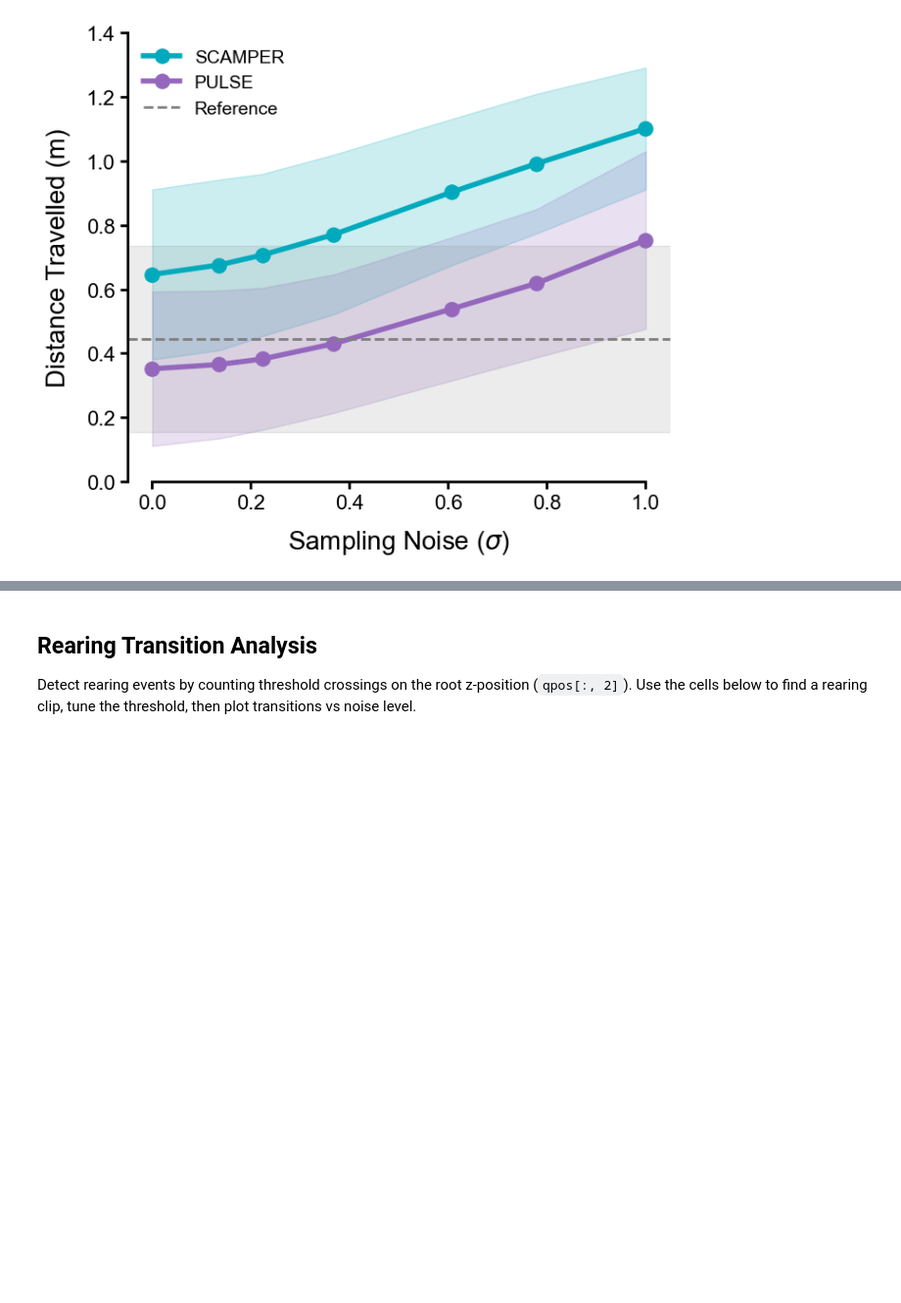
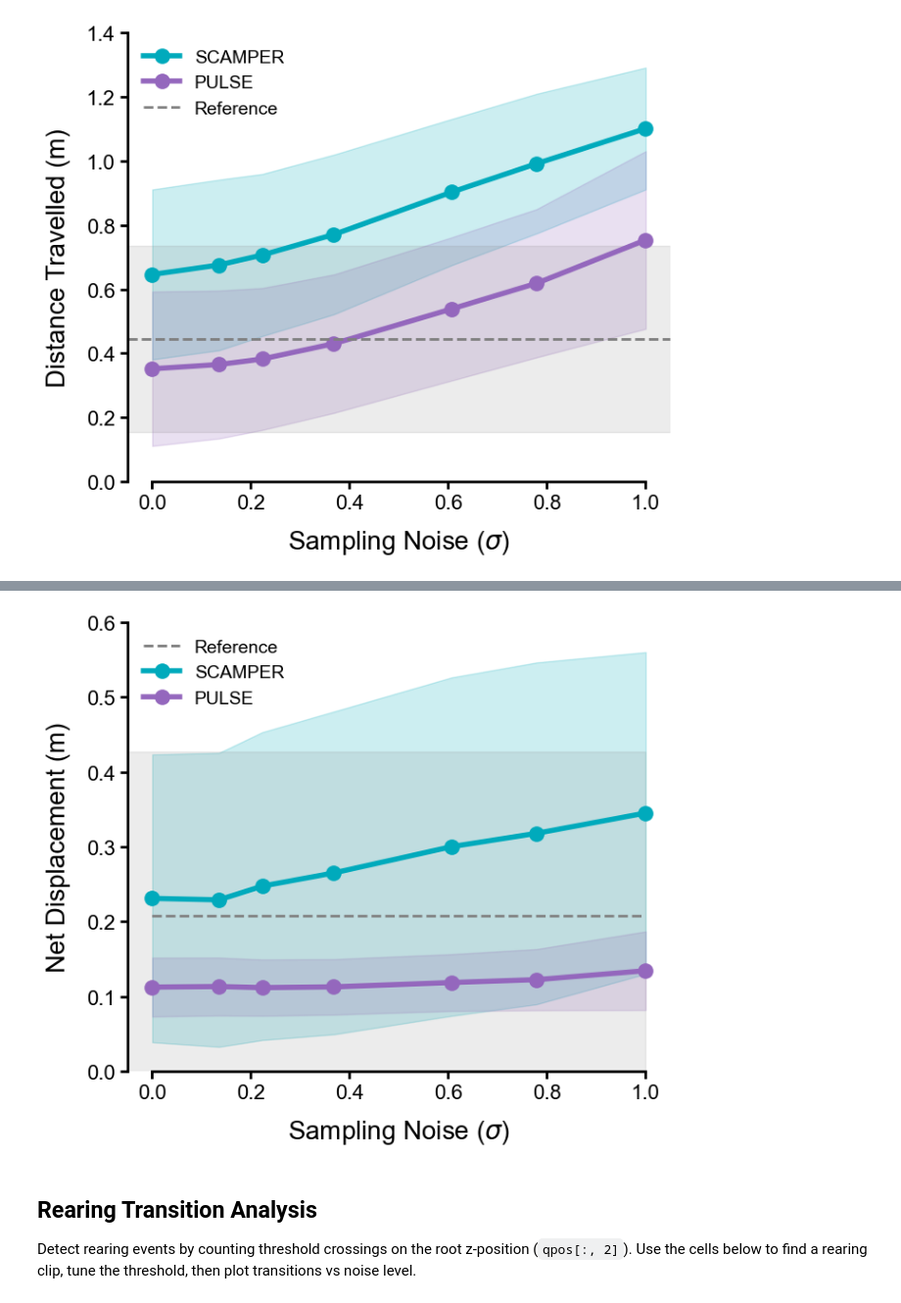
Before and after one commit to asirbu77/SCAMPER, a Jupyter notebook: notebooks/analysis/random_generation/distance_from_rollout_dataset.ipynb, the cells around one changed output, grey strips where cells are left out. Shown at 98% size. Drawn from its saved outputs; the diff is of its cells as text; code cells hidden in the pictures; blank space fills up the shorter version.

```diff
--- a/notebooks/analysis/random_generation/distance_from_rollout_dataset.ipynb
+++ b/notebooks/analysis/random_generation/distance_from_rollout_dataset.ipynb
@@ -285,0 +341,96 @@ Saved to /home/mila/a/aidan.sirbu/SCAMPER/notebooks/plots/random_generation/dist
+# %%
+matplotlib.rcParams["font.family"] = "Arial"
+
+color_a = (0 / 255, 170 / 255, 188 / 255)
+color_b = (148 / 255, 103 / 255, 189 / 255)  # tab:purple, matching Distill
+
+dplot_df = disp_df[np.isfinite(disp_df["sort_key"])].copy()
+dplot_df["noise_std"] = dplot_df["sort_key"]
+
+fig, ax = plt.subplots(figsize=(7, 6))
+
+sns.lineplot(
+    data=dplot_df[dplot_df["method"] == LABEL_A],
+    x="noise_std",
+    y="displacement",
+    errorbar="sd",
+    marker="o",
+    markersize=12,
+    markeredgewidth=0,
+    linewidth=4,
+    color=color_a,
+    label=LABEL_A,
+    ax=ax,
+)
+
+sns.lineplot(
+    data=dplot_df[dplot_df["method"] == LABEL_B],
+    x="noise_std",
+    y="displacement",
+    errorbar="sd",
+    marker="o",
+    markersize=12,
+    markeredgewidth=0,
+    linewidth=4,
+    color=color_b,
+    label=LABEL_B,
+    ax=ax,
+)
+
+# Original (reference) baseline with shaded ±1 SD
+if original_disp is not None:
+    ref_mean = original_disp.mean()
+    ref_std = original_disp.std()
+    ax.plot(
+        [0, 1.0],
+        [ref_mean, ref_mean],
+        color="gray",
+        linestyle="--",
+        linewidth=2,
+        label="Reference",
+    )
+    xlim = ax.get_xlim()
+    ax.axhspan(
+        max(ref_mean - ref_std, 0),
+        ref_mean + ref_std,
+        xmin=0,
+        xmax=(1.0 - xlim[0]) / (xlim[1] - xlim[0]),
+        color="gray",
+        alpha=0.15,
+    )
+    ax.set_xlim(xlim)
+
+ax.set_ylim(0, 0.6)
+ax.set_xlabel("Sampling Noise ($\\sigma$)", fontsize=20, labelpad=12)
+ax.set_ylabel("Net Displacement (m)", fontsize=20, labelpad=12)
+ax.tick_params(labelsize=16, width=2, length=6)
+handles, labels = ax.get_legend_handles_labels()
+order = sorted(range(len(labels)), key=lambda i: (labels[i] != "Reference",))
+ax.legend([handles[i] for i in order], [labels[i] for i in order], fontsize=14, frameon=False)
+
+sns.despine(ax=ax)
+
+# Trim spines to tick/ylim range
+xticks = ax.get_xticks()
+yticks = ax.get_yticks()
+xlim = ax.get_xlim()
+ylim = ax.get_ylim()
+xticks = [t for t in xticks if xlim[0] <= t <= xlim[1]]
+yticks = [t for t in yticks if ylim[0] <= t <= ylim[1]]
+ax.spines["bottom"].set_bounds(xticks[0], xticks[-1])
+ax.spines["left"].set_bounds(0, 0.6)
+
+for spine in ["left", "bottom"]:
+    ax.spines[spine].set_linewidth(2)
+
+plt.tight_layout()
+
+# Save figures
+SAVE_DIR.mkdir(parents=True, exist_ok=True)
+disp_save = f"{SAVE_NAME}_net_displacement"
+for ext in ["pdf", "svg", "png"]:
+    fig.savefig(SAVE_DIR / f"{disp_save}.{ext}", bbox_inches="tight")
+print(f"Saved to {SAVE_DIR / disp_save}.[pdf|svg|png]")
+
+plt.show()
+# %% [output]
@@ -286,3 +438,4 @@ Saved to /home/mila/a/aidan.sirbu/SCAMPER/notebooks/plots/random_generation/dist
+[figure, added]
 # %% [markdown]
 ## Rearing Transition Analysis
 
```
Also changed, not shown: parts of 10 cells of this notebook, 1 other file.
